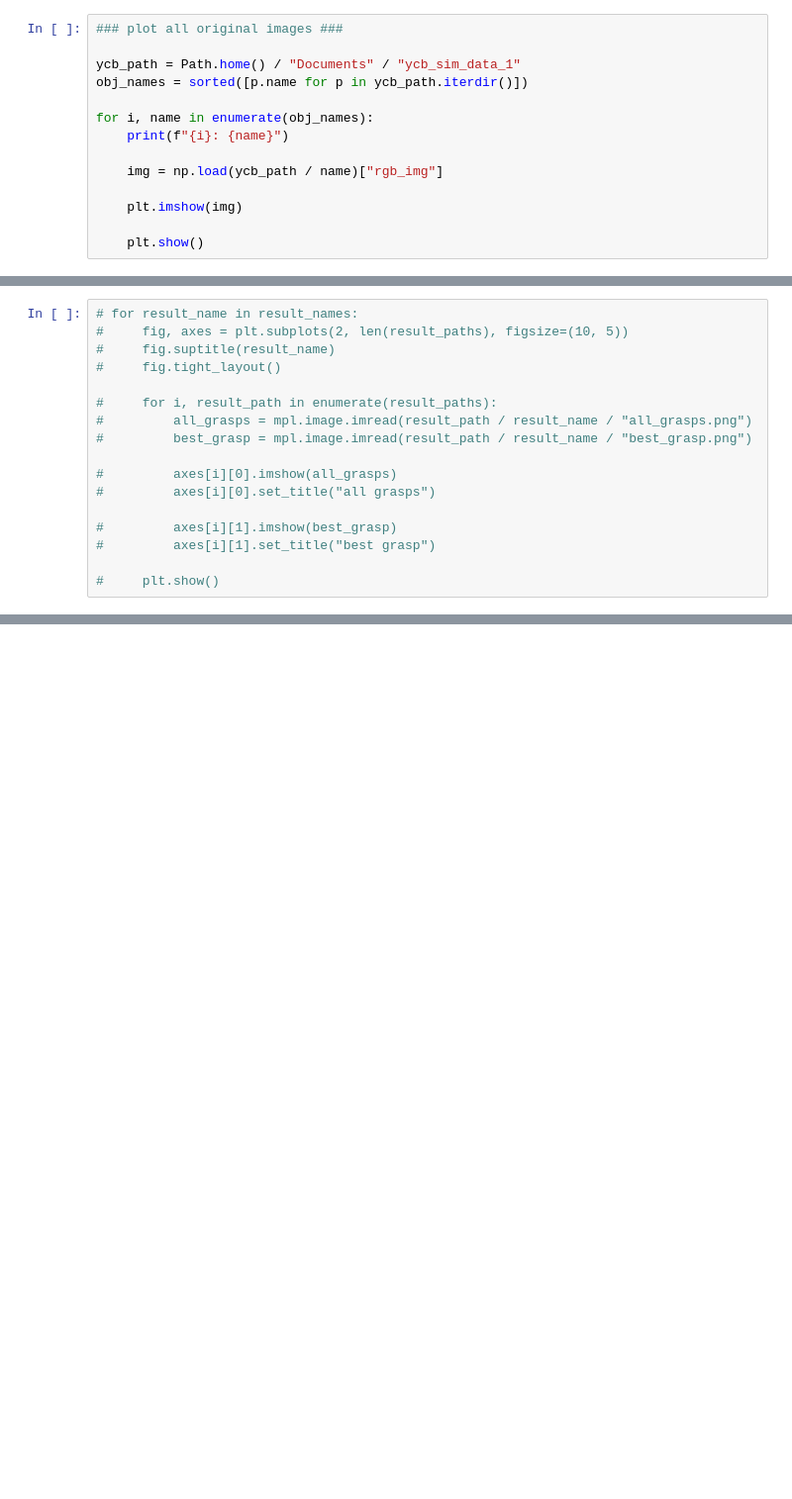
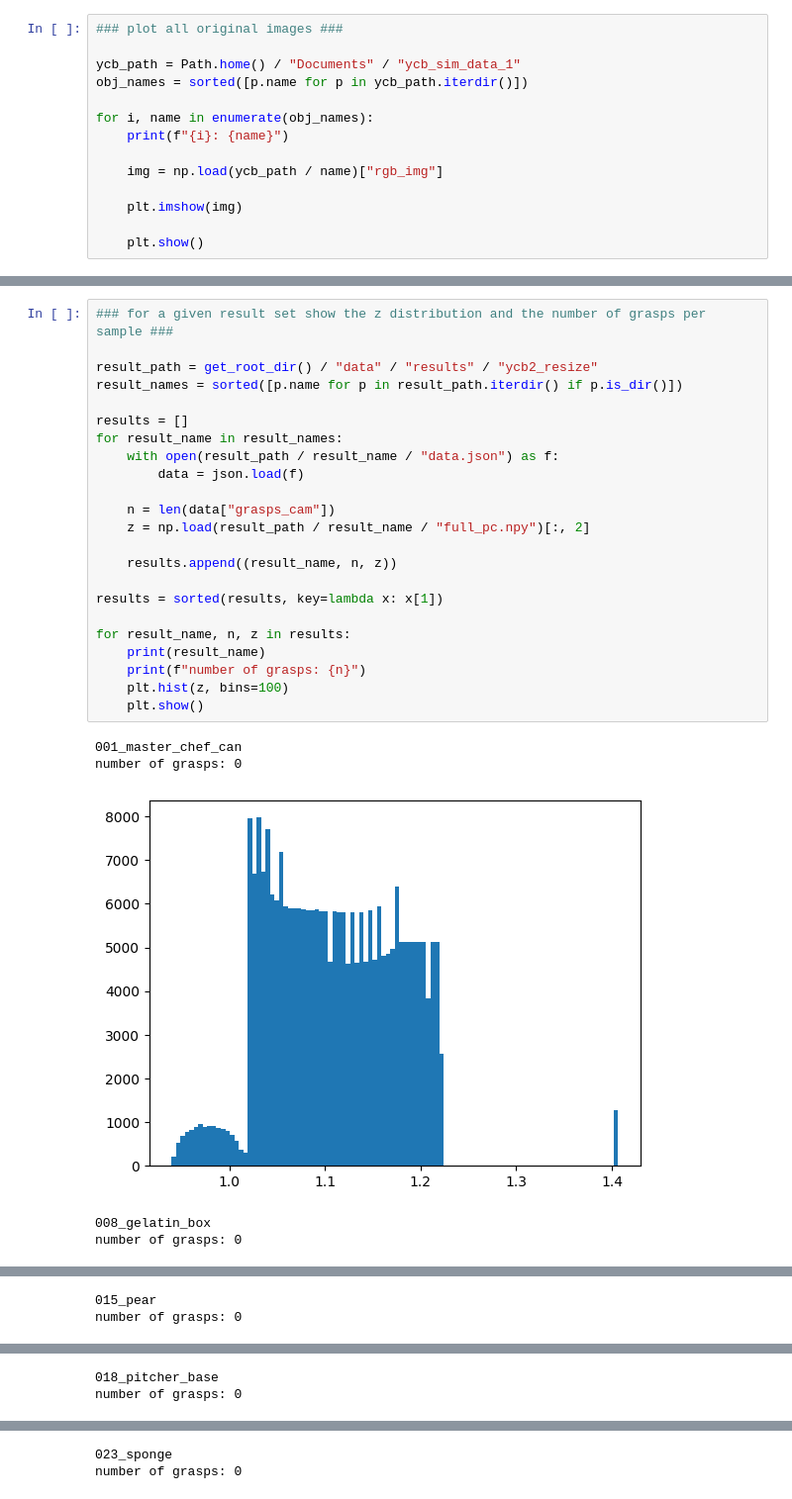
Before and after one commit to m0dd0/ContactGraspnetBenchmark, a Jupyter notebook: notebooks/03_compare_results.ipynb, the cells around one changed output, grey strips where cells are left out. Shown at 99% size. Saved outputs shown, nothing was run; the diff lists cells and outputs as text; blank space fills up the shorter version.

```diff
--- a/notebooks/03_compare_results.ipynb
+++ b/notebooks/03_compare_results.ipynb
@@ -88,17 +107,29 @@ print(tabulate(n_grasps_table, headers="keys"))
-# %%
-# for result_name in result_names:
-#     fig, axes = plt.subplots(2, len(result_paths), figsize=(10, 5))
-#     fig.suptitle(result_name)
-#     fig.tight_layout()
-
-#     for i, result_path in enumerate(result_paths):
-#         all_grasps = mpl.image.imread(result_path / result_name / "all_grasps.png")
-#         best_grasp = mpl.image.imread(result_path / result_name / "best_grasp.png")
-
-#         axes[i][0].imshow(all_grasps)
-#         axes[i][0].set_title("all grasps")
-
-#         axes[i][1].imshow(best_grasp)
-#         axes[i][1].set_title("best grasp")
-
-#     plt.show()
+# %%
+### for a given result set show the z distribution and the number of grasps per sample ###
+
+result_path = get_root_dir() / "data" / "results" / "ycb2_resize"
+result_names = sorted([p.name for p in result_path.iterdir() if p.is_dir()])
+
+results = []
+for result_name in result_names:
+    with open(result_path / result_name / "data.json") as f:
+        data = json.load(f)
+
+    n = len(data["grasps_cam"])
+    z = np.load(result_path / result_name / "full_pc.npy")[:, 2]
+
+    results.append((result_name, n, z))
+
+results = sorted(results, key=lambda x: x[1])
+
+for result_name, n, z in results:
+    print(result_name)
+    print(f"number of grasps: {n}")
+    plt.hist(z, bins=100)
+    plt.show()
+# %% [output]
+001_master_chef_can
+number of grasps: 0
+[figure, added]
+008_gelatin_box
+number of grasps: 0
@@ -104,0 +137,2 @@ print(tabulate(n_grasps_table, headers="keys"))
+015_pear
+number of grasps: 0
@@ -104,0 +140,2 @@ print(tabulate(n_grasps_table, headers="keys"))
+018_pitcher_base
+number of grasps: 0
@@ -104,0 +143,2 @@ print(tabulate(n_grasps_table, headers="keys"))
+023_sponge
+number of grasps: 0
```
Also changed, not shown: parts of 4 cells of this notebook, 1 other file.
